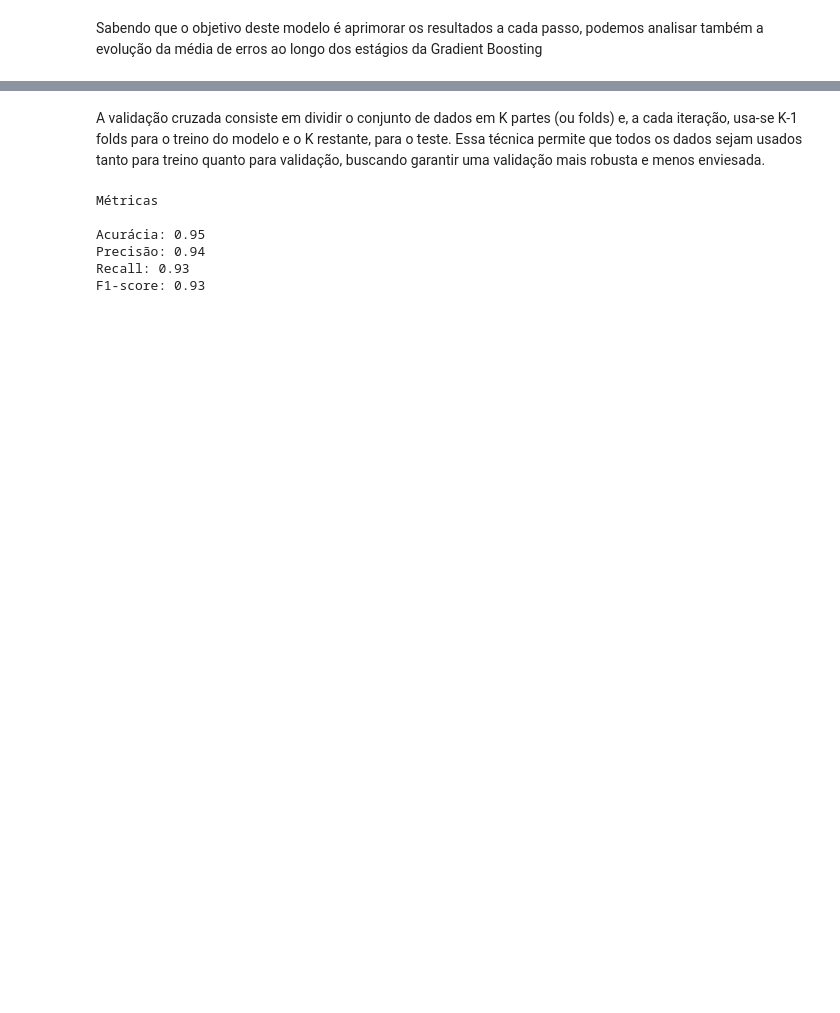
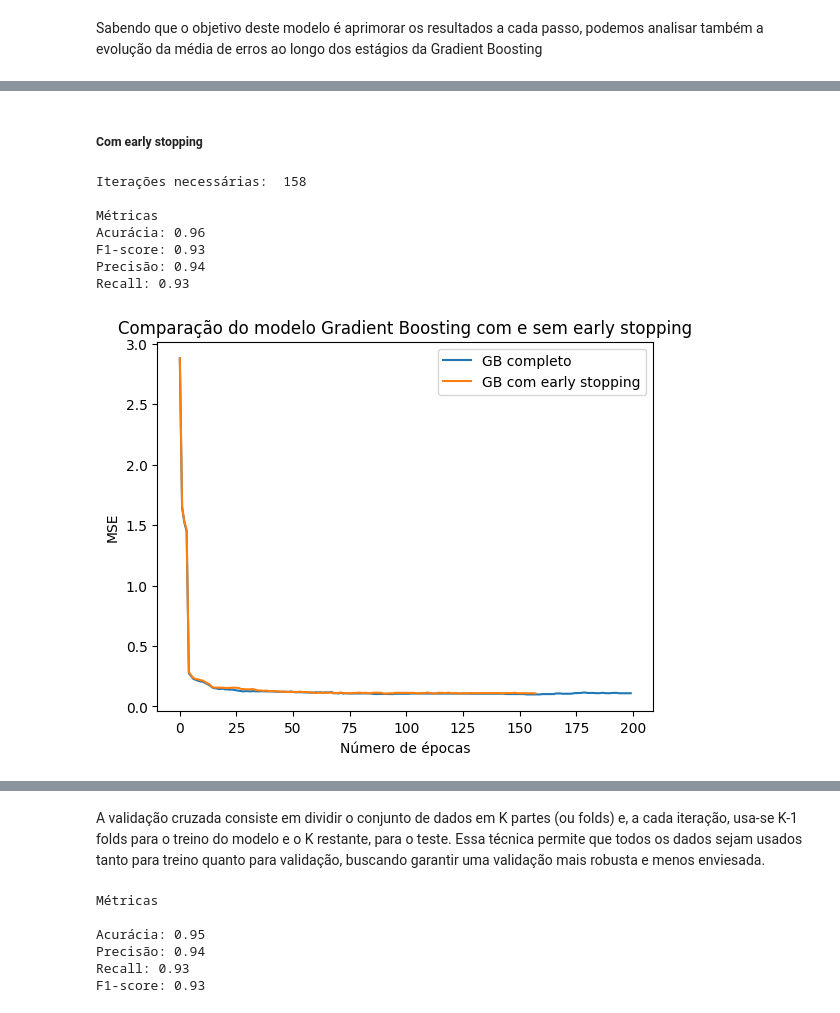
Before and after one commit to guilhermemonte31/RNA-2025.1-PP3, a Jupyter notebook: gradient_boosting.ipynb, the cells around one changed output, grey strips where cells are left out. Saved outputs shown, nothing was run; the diff lists cells and outputs as text; code cells hidden in the pictures; blank space fills up the shorter version.

```diff
--- a/gradient_boosting.ipynb
+++ b/gradient_boosting.ipynb
@@ -83,0 +112,48 @@ plt.show()
+# %% [markdown]
+##### Com early stopping
+# %%
+
+clf_early_stopping = GradientBoostingClassifier(
+    n_estimators=200,
+    learning_rate=0.05,
+    max_depth=3,
+    min_samples_split=5,
+    min_samples_leaf=5,
+    subsample= 0.8,
+    validation_fraction=0.1,  # Pega uma parte dos dados de treino usada para validação interna
+    n_iter_no_change=10,      # Para se não houver melhoria após 10 iterações
+    tol= 0.001,               # Valor de tolerância
+    random_state=42
+)
+
+clf_early_stopping.fit(X_train, y_train)
+
+y_pred_earlystopping = clf.predict(X_test)
+print("Iterações necessárias: ", clf_early_stopping.n_estimators_)
+
+acuracia_es = accuracy_score(y_test, y_pred_earlystopping)
+f1_es = f1_score(y_test, y_pred_earlystopping, average='macro')
+precisao_es = precision_score(y_test, y_pred_earlystopping, average='macro')
+recall_es = recall_score(y_test, y_pred_earlystopping, average='macro')
+
+
+print(f"\nMétricas \nAcurácia: {acuracia_es:.2f} \nF1-score: {f1_es:.2f} \nPrecisão: {precisao_es:.2f} \nRecall: {recall_es:.2f}")
+
+residuos_es = [mean_squared_error(y_test, y_pred_earlystopping) for y_pred_earlystopping in clf_early_stopping.staged_predict(X_test)]
+
+plt.plot(residuos, label="GB completo")
+plt.plot(residuos_es, label="GB com early stopping")
+plt.ylabel('MSE')
+plt.xlabel('Número de épocas')
+plt.legend()
+plt.title("Comparação do modelo Gradient Boosting com e sem early stopping")
+plt.show()
+# %% [output]
+Iterações necessárias:  158
+
+Métricas
+Acurácia: 0.96
+F1-score: 0.93
+Precisão: 0.94
+Recall: 0.93
+[figure, added]
```
Also changed, not shown: parts of 41 cells of this notebook, 5 other files.
